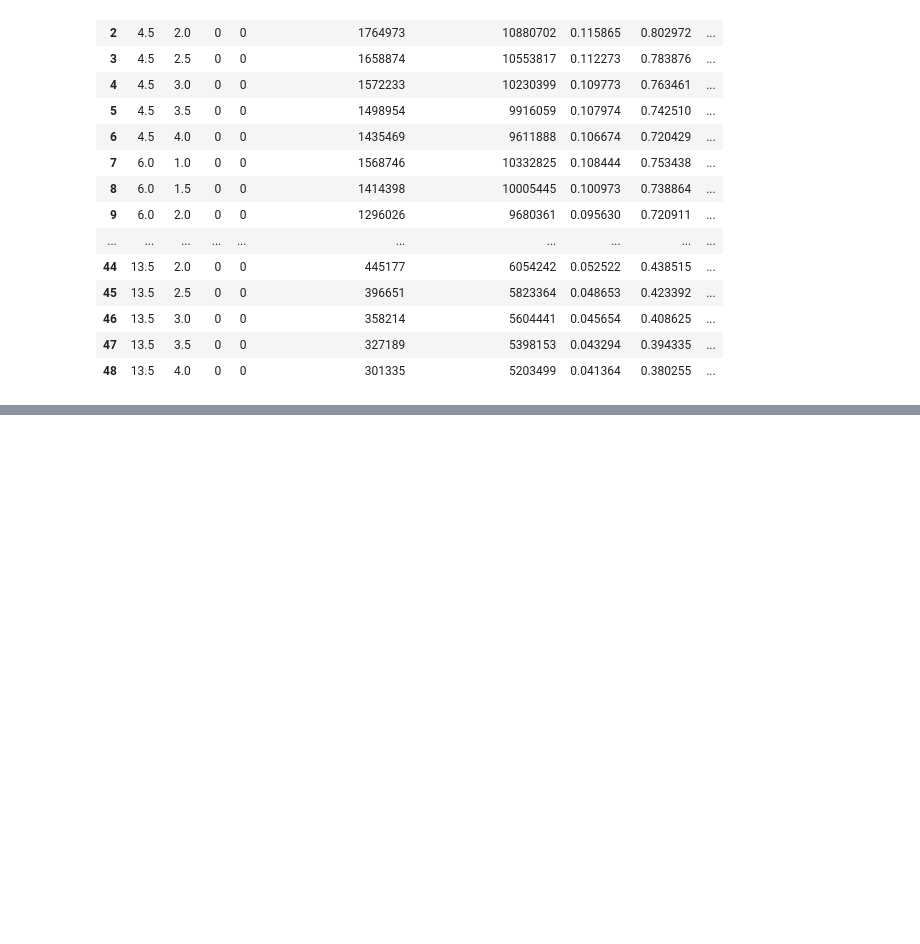
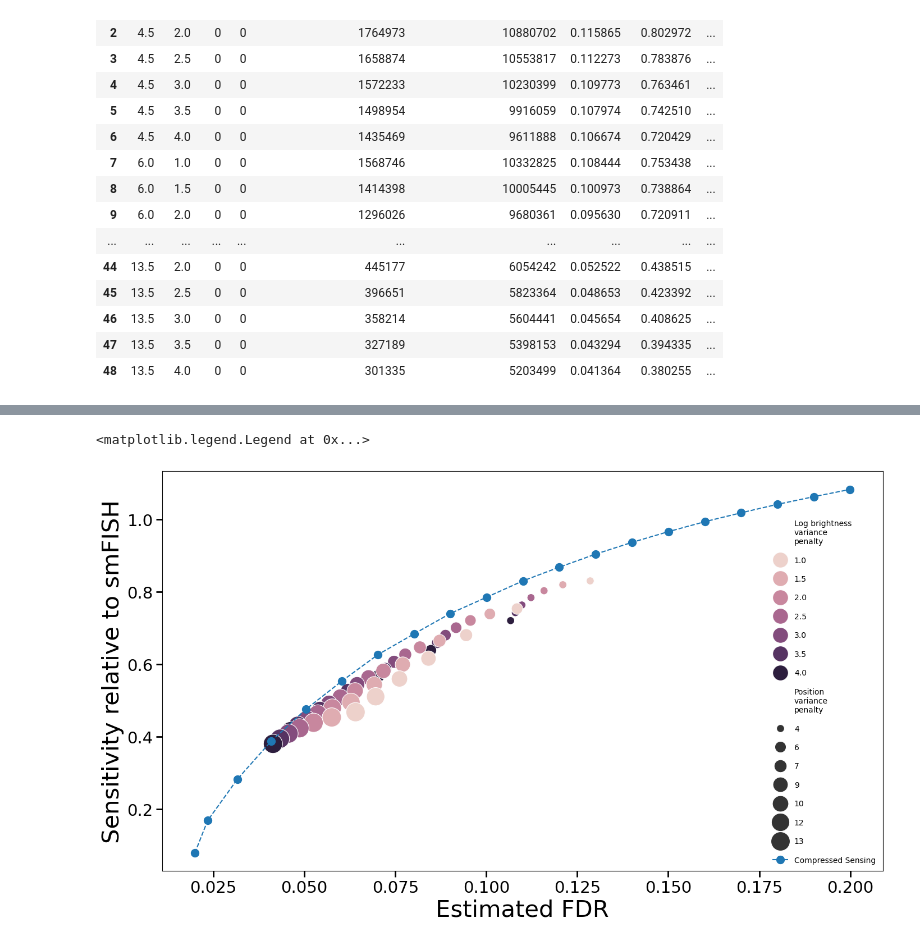
Before and after one commit to CaiGroup/UntanglingBarcodes, a Jupyter notebook: figure_generating_notebooks/Fig2A/plot_fig2A.py.ipynb, the cells around one changed output, grey strips where cells are left out. Cells and saved outputs as stored; diff of their text form; code cells hidden in the pictures; blank space fills up the shorter version.

Commit message:
update fig 2A plot

```diff
--- a/figure_generating_notebooks/Fig2A/plot_fig2A.py.ipynb
+++ b/figure_generating_notebooks/Fig2A/plot_fig2A.py.ipynb
@@ -35,6 +38,8 @@ seaborn   : 0.13.2
 Panel A NIH3T3 Sensitivity FDR trade off plot
 # %%
 smFISH_results = pd.read_csv("data/smFISH_results.csv")
+# %%
+CS_results = pd.read_csv("best_eFDR_sensitivity_overall.csv")
 # %%
 ncells_smFISH = len(smFISH_results)
 smFISH_ave_counts = np.sum(smFISH_results, axis=0)/ncells_smFISH
@@ -187,0 +124,71 @@ plt.savefig('fig2A.pdf')
+# %%
+fig, axes = plt.subplots(1,1, figsize=(14,8.1), layout="constrained")
+
+nih3t3_sum_stats
+
+tick_width = 2
+tick_length = 8
+title_size=50
+axis_label_size = 30
+tick_label_size = 21
+Panel_letter_size = 60
+legend_font_size=21
+marker_size_min = 100
+marker_size_max = 600
+
+mpl.rcParams['pdf.fonttype'] = 42
+mpl.rcParams['ps.fonttype'] = 42
+
+plt.rcParams['svg.fonttype'] = 'none'
+
+nih3t3_sum_stats.loc[:, "Position\nvariance\npenalty"] = np.int64(nih3t3_sum_stats["lvf"])
+nih3t3_sum_stats.loc[:, "Log brightness\nvariance\npenalty"] = nih3t3_sum_stats["lwvf"]
+
+nih3t3_sen_fdr = sns.scatterplot(data=nih3t3_sum_stats,
+                                 x="Estimated FDR",
+                                 y = "Sensitivity",
+                                 size = "Position\nvariance\npenalty",
+                                 hue="Log brightness\nvariance\npenalty",
+                                 ax=axes,
+                                 sizes=(marker_size_min, marker_size_max)
+                                )
+
+handles0, labels = axes.get_legend_handles_labels()
+for i in range(1,8):
+    handles0[i].set_markersize(20)
+
+mpl.rcParams['pdf.fonttype'] = 42
+mpl.rcParams['ps.fonttype'] = 42
+
+plt.rcParams['svg.fonttype'] = 'none'
+
+labels[1] = '1'
+labels[3] = '2'
+labels[5] = '3'
+labels[7] = '4'
+labels[9] = '4.5'
+labels[11] = '7.5'
+labels[13] = '10.5'
+labels[15] = '13.5'
+
+axes.legend(handles0,
+           labels,
+           fontsize=legend_font_size,
+           ncol=2,
+           columnspacing=0.1,
+           loc = 'lower right',
+           handletextpad= 0.2,
+           borderpad=0.1,
+           frameon=False,
+          )
+
+axes.set_xlabel("Estimated FDR",fontsize=axis_label_size)
+axes.tick_params(axis="both",labelsize=tick_label_size, width=tick_width, length=tick_length)
+
+axes.set_ylabel("Sensitivity relative to smFISH",fontsize=axis_label_size)
+plt.plot(CS_results["Estimated FDR"], CS_results['Sensitivity relative to smFISH'], '.--', markersize=20, label="Compressed Sensing")
+
+plt.legend(frameon=False, loc='lower right', labelspacing=1.4)
+# %% [output]
+<matplotlib.legend.Legend at 0x...>
+[figure, added]
```
Also changed, not shown: parts of 10 cells of this notebook, 1 other file.
